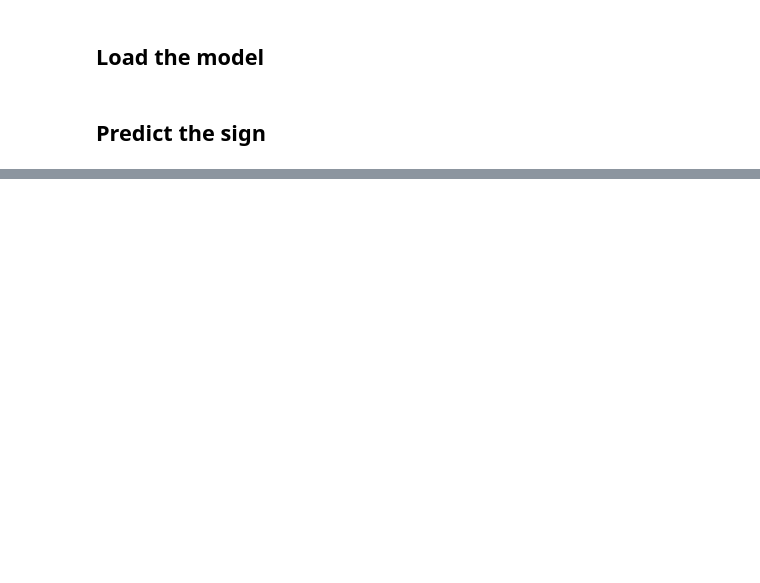
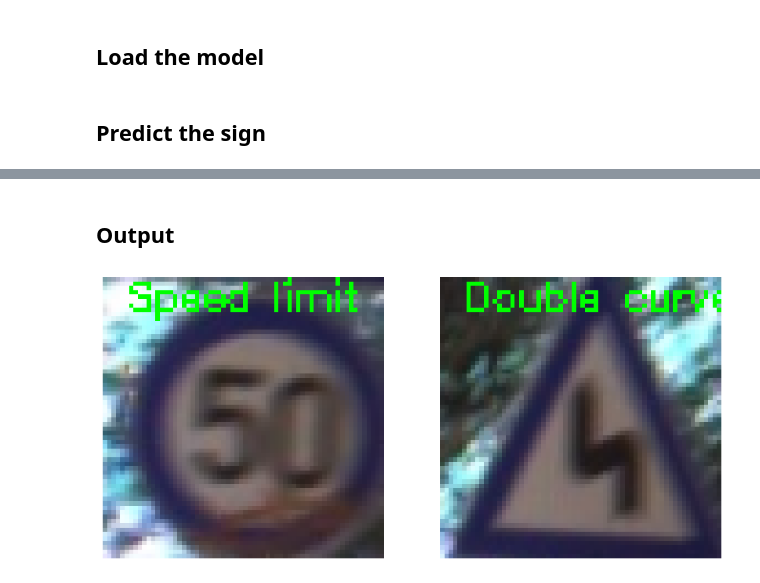
Before and after one commit to jarboyd/ai-lecture-project-ws2425, a Jupyter notebook: pipeline/pipeline.ipynb, the cells around one changed output, grey strips where cells are left out. Drawn from its saved outputs; the diff is of its cells as text; code cells hidden in the pictures; blank space fills up the shorter version.

```diff
--- a/pipeline/pipeline.ipynb
+++ b/pipeline/pipeline.ipynb
@@ -105,7 +127,3 @@ import tensorflow as tf
 model = tf.keras.models.load_model('../recognition/final_model.h5', compile=False)
 # %% [markdown]
 ## Predict the sign
-# %%
-
-predictions = model.predict(img)
-predicted_class_id = np.argmax(predictions[0])
@@ -118,7 +132,12 @@ import sys
 sys.path.append("../recognition/")
 from constants import CLASS_ID_TO_NAME
 
-predicted_class_name = CLASS_ID_TO_NAME.get(predicted_class_id, "Unknown Class")
-
-print(predicted_class_name)
+predicted_classes = []
+for image in resized_images:
+    #predict
+    predictions = model.predict(image)
+    # choose the one with the highest probability
+    predicted_class_id = np.argmax(predictions[0])
+    # map the output to a class name
+    predicted_classes.append(CLASS_ID_TO_NAME.get(predicted_class_id, "Unknown Class"))
 # %% [output]
@@ -125,0 +146,17 @@ Keep right
+# %% [markdown]
+## Output
+# %%
+
+plt.figure(figsize=(12, 7))
+font = cv2.FONT_HERSHEY_SIMPLEX
+font_scale = 0.3
+font_thickness = 1
+for i in range(len(resized_images)):
+    label = predicted_classes[i]
+    cv2.putText(resized_images[i].squeeze(), label, (5,7), font, font_scale, (0, 255, 0), font_thickness)
+    plt.subplot(1, len(resized_images), i+1)
+    plt.imshow(resized_images[i].squeeze())
+    plt.axis('off')
+plt.show()
+# %% [output]
+[figure, added]
```
Also changed, not shown: parts of 21 cells of this notebook, 1 other file.
